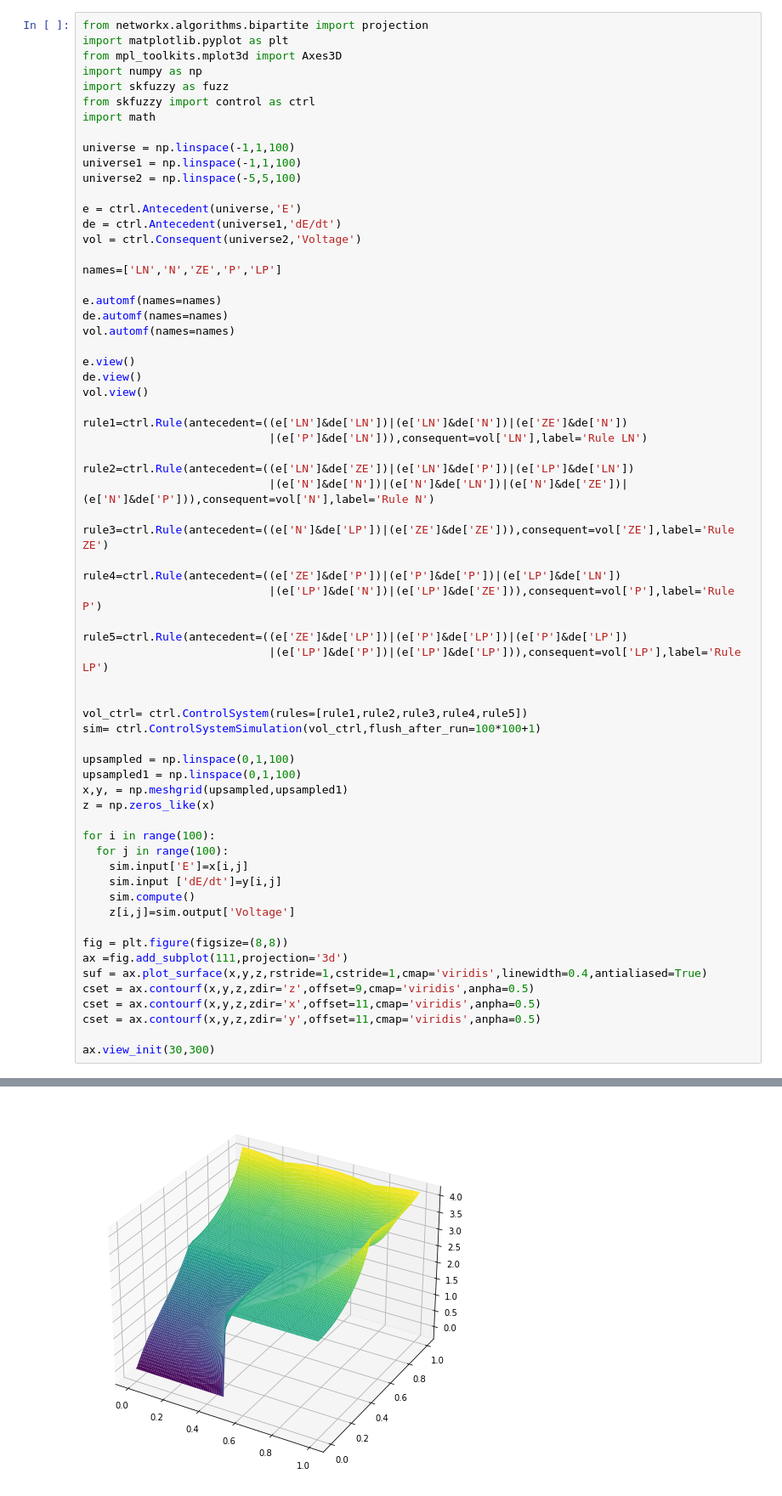
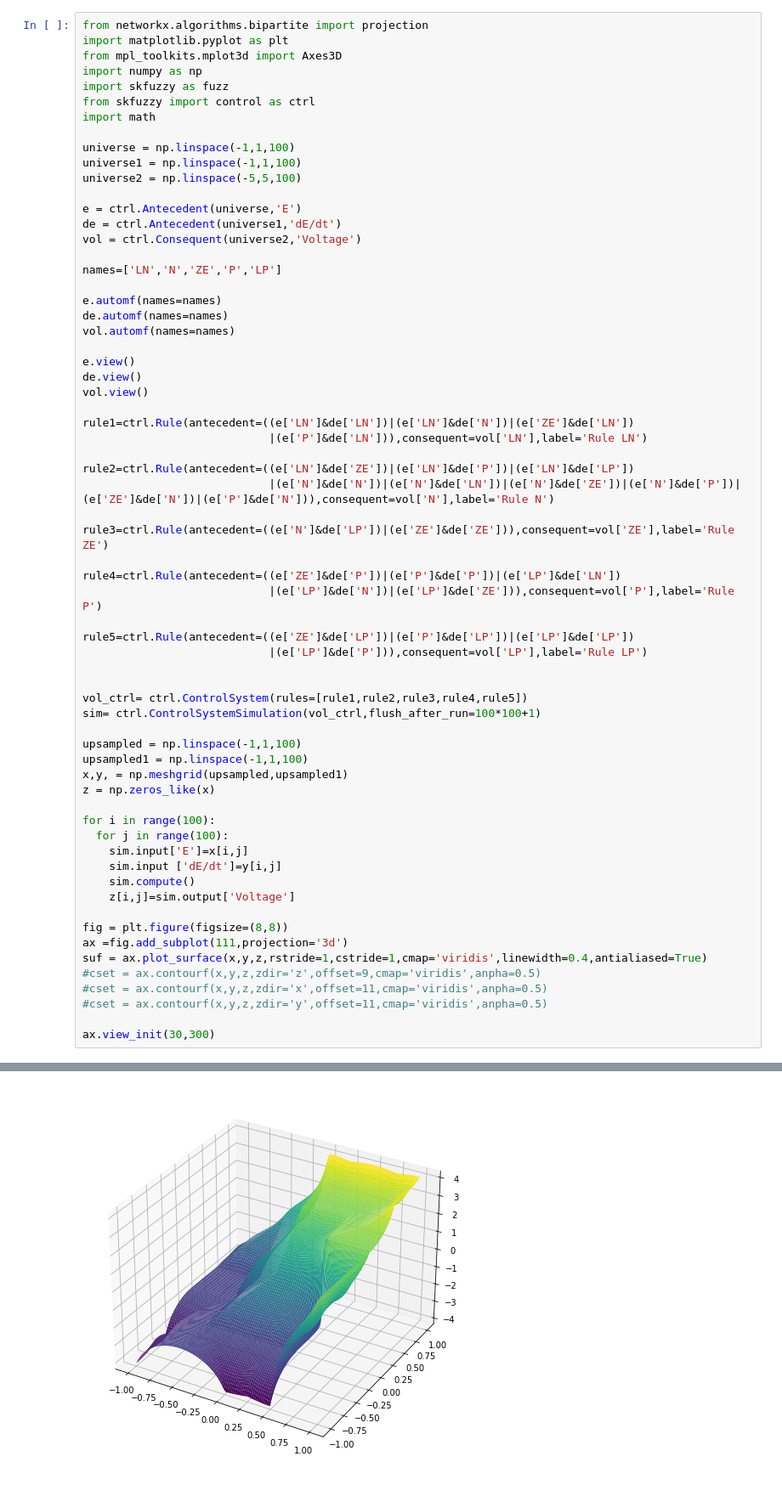
Before and after one commit to Quynh-Le-Van/Artificial-intelligence-AI-, a Jupyter notebook: AI_week3_ControlDcServo.ipynb, the cells around one changed output, grey strips where cells are left out. Shown: that part at 85% size. Saved outputs shown, nothing was run; the diff lists cells and outputs as text.

```diff
--- a/AI_week3_ControlDcServo.ipynb
+++ b/AI_week3_ControlDcServo.ipynb
@@ -27,46 +27,46 @@ e.view()
 de.view()
 vol.view()
 
-rule1=ctrl.Rule(antecedent=((e['LN']&de['LN'])|(e['LN']&de['N'])|(e['ZE']&de['N'])
+rule1=ctrl.Rule(antecedent=((e['LN']&de['LN'])|(e['LN']&de['N'])|(e['ZE']&de['LN'])
                             |(e['P']&de['LN'])),consequent=vol['LN'],label='Rule LN')
 
-rule2=ctrl.Rule(antecedent=((e['LN']&de['ZE'])|(e['LN']&de['P'])|(e['LP']&de['LN'])
-                            |(e['N']&de['N'])|(e['N']&de['LN'])|(e['N']&de['ZE'])|(e['N']&de['P'])),consequent=vol['N'],label='Rule N')
+rule2=ctrl.Rule(antecedent=((e['LN']&de['ZE'])|(e['LN']&de['P'])|(e['LN']&de['LP'])
+                            |(e['N']&de['N'])|(e['N']&de['LN'])|(e['N']&de['ZE'])|(e['N']&de['P'])|(e['ZE']&de['N'])|(e['P']&de['N'])),consequent=vol['N'],label='Rule N')
 
 rule3=ctrl.Rule(antecedent=((e['N']&de['LP'])|(e['ZE']&de['ZE'])),consequent=vol['ZE'],label='Rule ZE')
 
 rule4=ctrl.Rule(antecedent=((e['ZE']&de['P'])|(e['P']&de['P'])|(e['LP']&de['LN'])
                             |(e['LP']&de['N'])|(e['LP']&de['ZE'])),consequent=vol['P'],label='Rule P')
 
-rule5=ctrl.Rule(antecedent=((e['ZE']&de['LP'])|(e['P']&de['LP'])|(e['P']&de['LP'])
-                            |(e['LP']&de['P'])|(e['LP']&de['LP'])),consequent=vol['LP'],label='Rule LP')
+rule5=ctrl.Rule(antecedent=((e['ZE']&de['LP'])|(e['P']&de['LP'])|(e['LP']&de['LP'])
+                            |(e['LP']&de['P'])),consequent=vol['LP'],label='Rule LP')
 
 
 vol_ctrl= ctrl.ControlSystem(rules=[rule1,rule2,rule3,rule4,rule5])
 sim= ctrl.ControlSystemSimulation(vol_ctrl,flush_after_run=100*100+1)
 
-upsampled = np.linspace(0,1,100)
-upsampled1 = np.linspace(0,1,100)
+upsampled = np.linspace(-1,1,100)
+upsampled1 = np.linspace(-1,1,100)
 x,y, = np.meshgrid(upsampled,upsampled1)
 z = np.zeros_like(x)
 
 for i in range(100):
   for j in range(100):
     sim.input['E']=x[i,j]
     sim.input ['dE/dt']=y[i,j]
     sim.compute()
     z[i,j]=sim.output['Voltage']
 
 fig = plt.figure(figsize=(8,8))
 ax =fig.add_subplot(111,projection='3d')
 suf = ax.plot_surface(x,y,z,rstride=1,cstride=1,cmap='viridis',linewidth=0.4,antialiased=True)
-cset = ax.contourf(x,y,z,zdir='z',offset=9,cmap='viridis',anpha=0.5)
-cset = ax.contourf(x,y,z,zdir='x',offset=11,cmap='viridis',anpha=0.5)
-cset = ax.contourf(x,y,z,zdir='y',offset=11,cmap='viridis',anpha=0.5)
+#cset = ax.contourf(x,y,z,zdir='z',offset=9,cmap='viridis',anpha=0.5)
+#cset = ax.contourf(x,y,z,zdir='x',offset=11,cmap='viridis',anpha=0.5)
+#cset = ax.contourf(x,y,z,zdir='y',offset=11,cmap='viridis',anpha=0.5)
 
 ax.view_init(30,300)
 # %% [output]
 [figure]
 [figure]
 [figure]
-[figure, old version]
+[figure, new version]
```
Also changed, not shown: parts of 1 cell of this notebook.
